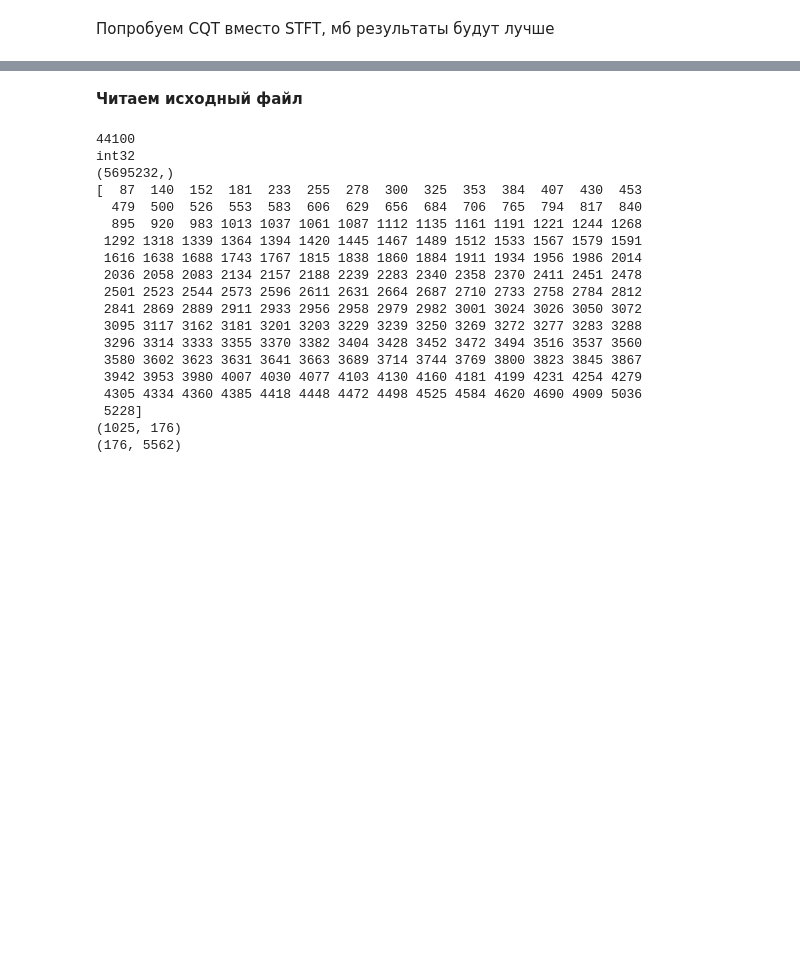
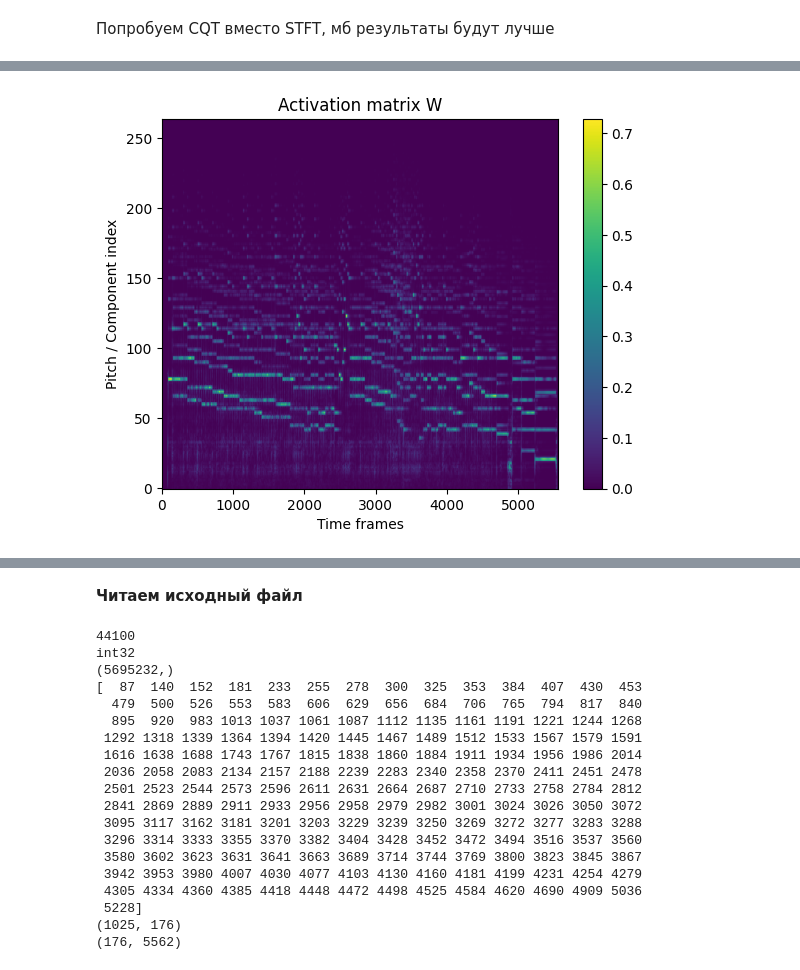
Before and after one commit to bierml/NMFforAMT, a Jupyter notebook: Experimental/Music_Transcribing[NMF].ipynb, the cells around one changed output, grey strips where cells are left out. Saved outputs shown, nothing was run; the diff lists cells and outputs as text; code cells hidden in the pictures; blank space fills up the shorter version.

```diff
--- a/Experimental/Music_Transcribing[NMF].ipynb
+++ b/Experimental/Music_Transcribing[NMF].ipynb
@@ -62,0 +23,19 @@ plt.show()
+# %%
+import numpy as np
+K = 3
+def frec(p,K):
+  return 440 * 2**((p*K-49*K)/(12*K))
+def harmonic_template(p, coef=3, t=0.1):
+  vec = np.zeros((88 * coef))
+  fq = frec(p,1)
+  fu = 440 * 2 ** (39/12)
+  tpls = []
+  m = int(np.floor(fu / fq))
+  for fr in range(m):
+    i_s = int(np.ceil(np.log2(((fq * (fr+1) * (1-t/2)) / 440)) * (12 * coef) + 49 * coef))
+    i_f = int(np.floor(np.log2(((fq * (fr+1) * (1+t/2)) / 440)) * (12 * coef) + 49 * coef))
+    for k in range(i_s-1,i_f):
+      vec[k] = 1
+  return vec
+
+harmonic_template(49)
@@ -62,0 +63,74 @@ plt.show()
+# %%
+from scipy.io import wavfile
+import numpy as np
+import librosa
+import nimfa
+g = 2
+HOP = 1024
+K = 3
+f_s, x = wavfile.read("/content/Prelude-in-E-Minor-Nr-4.wav")
+
+def norm_log(H, gamma=5):
+    return np.log1p(gamma * H)
+def frec(p,K):
+  return 440 * 2**((p*K-49*K)/(12*K))
+def harmonic_template(p, coef=3, t=0.1):
+  vec = np.zeros((88 * coef))
+  fq = frec(p,1)
+  fu = 440 * 2 ** (39/12)
+  tpls = []
+  m = int(np.floor(fu / fq))
+  for fr in range(m):
+    i_s = int(np.ceil(np.log2(((fq * (fr+1) * (1-t/2)) / 440)) * (12 * coef) + 49 * coef))
+    i_f = int(np.floor(np.log2(((fq * (fr+1) * (1+t/2)) / 440)) * (12 * coef) + 49 * coef))
+    for k in range(i_s-1,i_f):
+      vec[k] = 1
+  return vec
+def init_W(coef=3, t=0.1):
+  vec = np.zeros((88 * coef, 88))
+  for i in range(88):
+    vec[:,i] = harmonic_template(i+1,coef,t)
+  return vec
+
+def sparsity(x, eps=1e-10):
+    x = np.asarray(x).ravel()
+    N = x.size
+
+    if N <= 1:
+        return 0.0  # not defined, fallback
+
+    l2_norm = np.sqrt(np.sum(x**2)) + eps
+
+    term = np.sum(np.tanh(np.abs(x)**2)) / l2_norm
+
+    return (np.sqrt(N) - term) / (np.sqrt(N) - 1)
+
+if(x.dtype==np.int32):
+  x = x / (2**31)
+elif(x.dtype==np.int16):
+  x = x / (2**15)
+else:
+  raise ValueError(f"Unsupported sample type: {x.dtype}")
+onsets = librosa.onset.onset_detect(y=x, sr=f_s, hop_length=HOP,units='frames')
+spectrogram = np.abs(librosa.cqt(x, fmin=librosa.note_to_hz('A0'), bins_per_octave=12 * K, n_bins=88 * K, hop_length=HOP))
+spectrogram_norm = norm_log(spectrogram, g)
+spectrogram_norm = librosa.util.normalize(spectrogram_norm, norm = 2, axis = 0, threshold = 0.05)
+
+max_index = np.argmax(spectrogram_norm[:,onsets[0]+5])
+print(max_index)  # 1
+print(sparsity(spectrogram_norm[:,onsets[10]+5]))
+#spectrogram_compressed = np.log(1+gamma*spectrogram)
+
+W_i = init_W(3,0.01)
+import matplotlib.pyplot as plt
+plt.figure()
+#plt.imshow(H_v, aspect='auto', origin='lower')
+#plt.imshow(Y[:,140:160], aspect='auto', origin='lower')
+plt.imshow(spectrogram_norm, aspect='auto', origin='lower')
+#plt.imshow(Y, aspect='auto', origin='lower')
+plt.colorbar()
+plt.title("Activation matrix W")
+plt.xlabel("Time frames")
+plt.ylabel("Pitch / Component index")
+plt.show()
+# %% [output]
@@ -62,0 +139 @@ plt.show()
+[figure, added]
```
Also changed, not shown: parts of 12 cells of this notebook, 1 other file.
